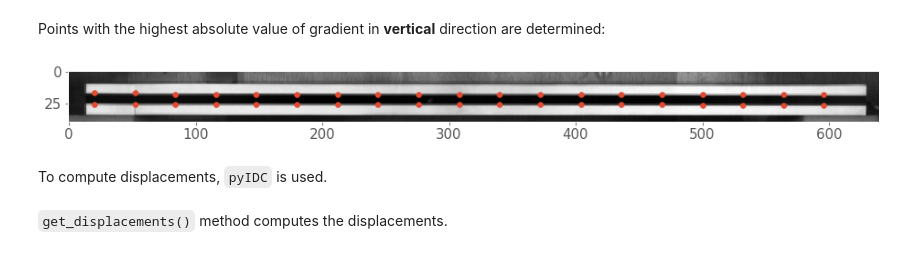
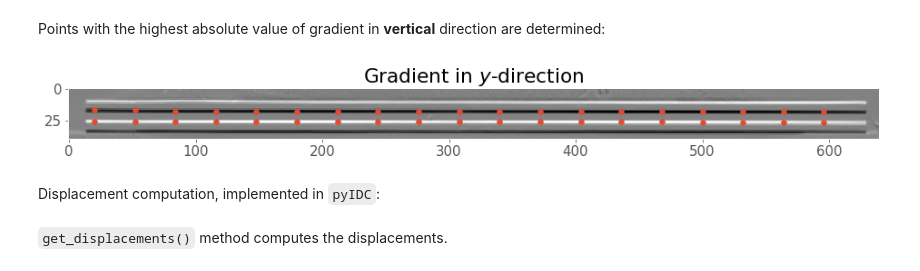
Before and after one commit to ladisk/ImageBasedModalAnalysisTutorial, a Jupyter notebook: ImageBasedModalAnalysisTutorial.ipynb, the cells around one changed output. Drawn from its saved outputs; the diff is of its cells as text; code cells hidden in the pictures.

```diff
--- a/ImageBasedModalAnalysisTutorial.ipynb
+++ b/ImageBasedModalAnalysisTutorial.ipynb
@@ -244,13 +216,14 @@ h = np.argsort(np.abs(grad0[border_h:-border_h, w]), axis=0)[-n:, :].T + border_
 inds = np.column_stack((h.flatten(), w.repeat(n)))
 # %%
 fig, ax = plt.subplots()
-ax.imshow(reference_image, cmap='gray')
+ax.imshow(grad0, cmap='gray')
 ax.scatter(inds[:, 1], inds[:, 0])
 ax.grid(False)
+ax.set_title('Gradient in $y$-direction');
 # %% [output]
-[figure, old version]
+[figure, new version]
-# %% [markdown]
-To compute displacements, ``pyIDC`` is used.
+# %% [markdown]
+Displacement computation, implemented in ``pyIDC``:
 # %%
 video.set_points(
     inds,
```
Also changed, not shown: parts of 23 cells of this notebook.
